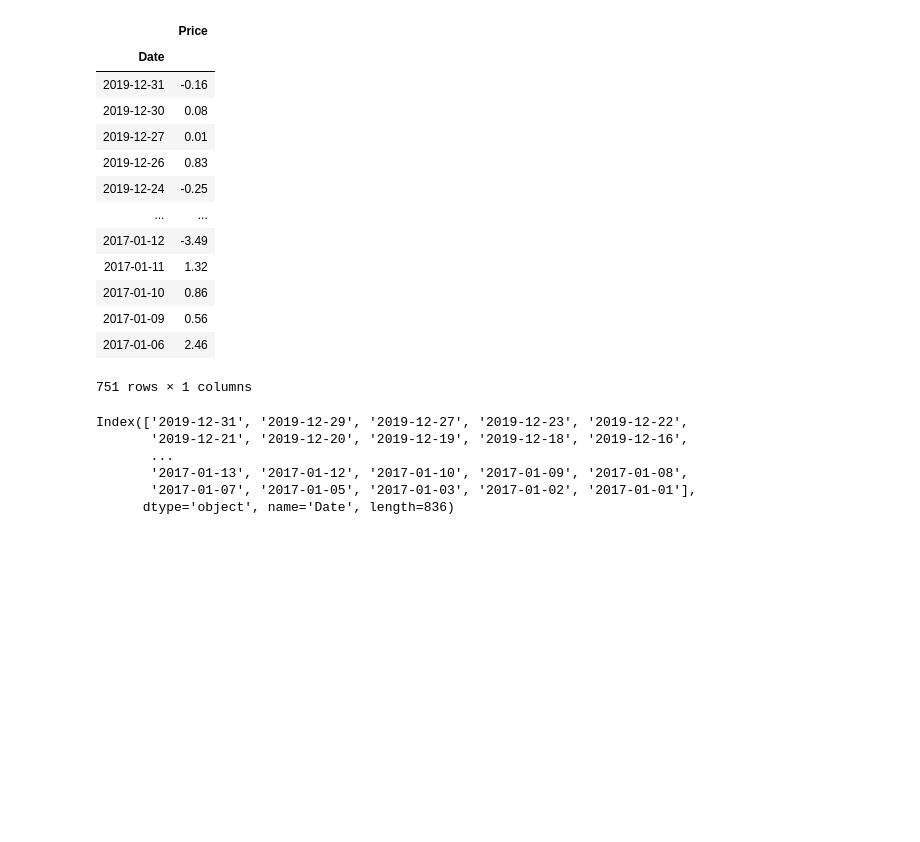
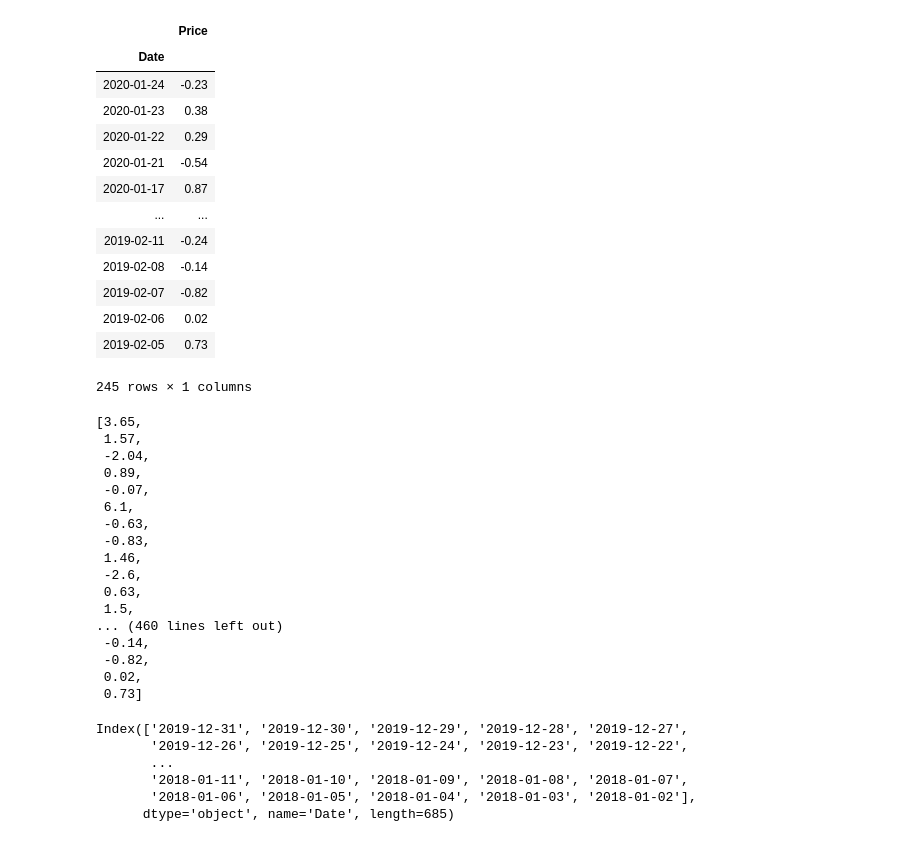
Before and after one commit to vitality1994/Correlations-between-Change-of-closing-prices-and-word-frequency, a Jupyter notebook: Relationship between word 'Iphone' and closing price of Apple stock..ipynb, the cells around one changed output. Cells and saved outputs as stored; diff of their text form; code cells hidden in the pictures; blank space fills up the shorter version.

```diff
--- a/Relationship between word 'Iphone' and closing price of Apple stock..ipynb
+++ b/Relationship between word 'Iphone' and closing price of Apple stock..ipynb
@@ -162,63 +140,74 @@ empty_df2
 # %%
 AAPL = pd.read_excel(r'C:\Users\jylee\Desktop\쥬피터노트북저장\AAPL.xlsx')
 AAPL.rename(columns = {'Unnamed: 0':'날짜','AAPL':'Price'}, inplace = True)
 #df.rename(columns = {'old_nm' : 'new_nm'), inplace = True)
 #Unnamed:0
 date_list=[]
 dict_ = {}
 for x in range(len(AAPL['날짜'])):
     b = (len(AAPL['날짜'])-1) - x
     a = AAPL['날짜'][b]
     a = str(a)[:10]
     date_list.append(a)
 
 #dict_ = {'Date':date_list}
 #date_list = pd.DataFrame(dict_)
 
 difference = []
 for i in range(len(AAPL)-1):
     difference.append(round(AAPL['Price'][i+1]-AAPL['Price'][i],2))
 
-#difference = pd.DataFrame(difference)
-#difference = difference.loc[::-1]
-#a = pd.concat([date_list, difference], axis =1)
-#a = a.loc[::-1].head(3)
-#a = a.set_index('Date')
-#a
 
+difference.reverse()
 dict_ = {'Date':date_list[:-1], 'Price':difference}
 dict_ = pd.DataFrame(dict_)
 dict_ = dict_.set_index('Date')
 dict_ = dict_[231:]
 dict_
 # %% [output]
 |  | Price |
 | Date |  |
-| 2019-12-31 | -0.16 |
-| 2019-12-30 | 0.08 |
-| 2019-12-27 | 0.01 |
-| 2019-12-26 | 0.83 |
-| 2019-12-24 | -0.25 |
+| 2020-01-24 | -0.23 |
+| 2020-01-23 | 0.38 |
+| 2020-01-22 | 0.29 |
+| 2020-01-21 | -0.54 |
+| 2020-01-17 | 0.87 |
 | ... | ... |
-| 2017-01-12 | -3.49 |
-| 2017-01-11 | 1.32 |
-| 2017-01-10 | 0.86 |
-| 2017-01-09 | 0.56 |
-| 2017-01-06 | 2.46 |
+| 2019-02-11 | -0.24 |
+| 2019-02-08 | -0.14 |
+| 2019-02-07 | -0.82 |
+| 2019-02-06 | 0.02 |
+| 2019-02-05 | 0.73 |
-751 rows × 1 columns
+245 rows × 1 columns
-# %%
-#dict_ = dict_.head(3)
-dict_.index
-
-#empty_df = empty_df.reset_index()
-empty_df2.index
-# %% [output]
-Index(['2019-12-31', '2019-12-29', '2019-12-27', '2019-12-23', '2019-12-22',
-       '2019-12-21', '2019-12-20', '2019-12-19', '2019-12-18', '2019-12-16',
-       ...
-       '2017-01-13', '2017-01-12', '2017-01-10', '2017-01-09', '2017-01-08',
-       '2017-01-07', '2017-01-05', '2017-01-03', '2017-01-02', '2017-01-01'],
-      dtype='object', name='Date', length=836)
+# %%
+difference
+# %% [output]
+[3.65,
+ 1.57,
+ -2.04,
+ 0.89,
+ -0.07,
+ 6.1,
+ -0.63,
+ -0.83,
+ 1.46,
+ -2.6,
+ 0.63,
+ 1.5,
+... (460 lines left out)
+ -0.14,
+ -0.82,
+ 0.02,
+ 0.73]
+# %%
+empty_df2.index
+# %% [output]
+Index(['2019-12-31', '2019-12-30', '2019-12-29', '2019-12-28', '2019-12-27',
+       '2019-12-26', '2019-12-25', '2019-12-24', '2019-12-23', '2019-12-22',
+       ...
+       '2018-01-11', '2018-01-10', '2018-01-09', '2018-01-08', '2018-01-07',
+       '2018-01-06', '2018-01-05', '2018-01-04', '2018-01-03', '2018-01-02'],
+      dtype='object', name='Date', length=685)
 # %%
 result_= pd.merge(empty_df2, dict_, how = 'right', on='Date')
 result_ = result_.dropna(axis=0)
```
Also changed, not shown: parts of 8 cells of this notebook.
